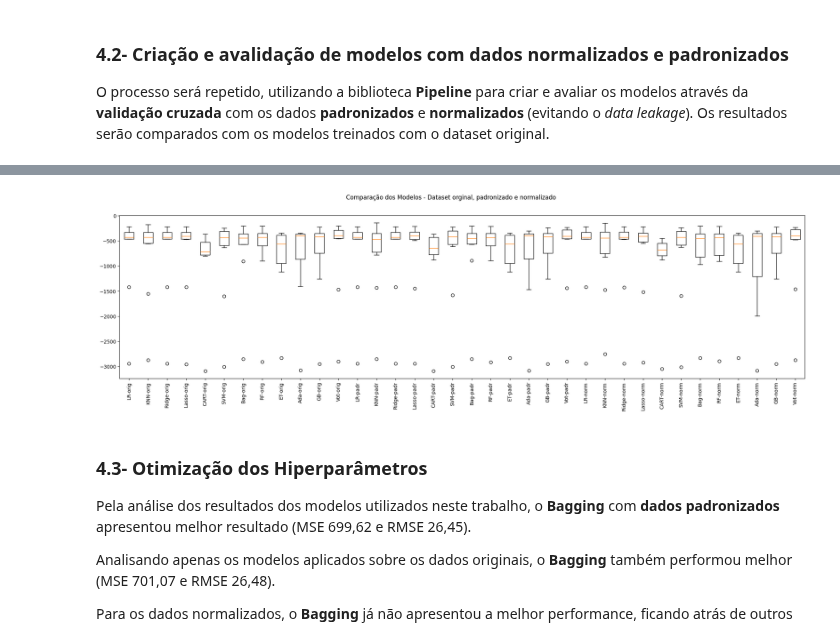
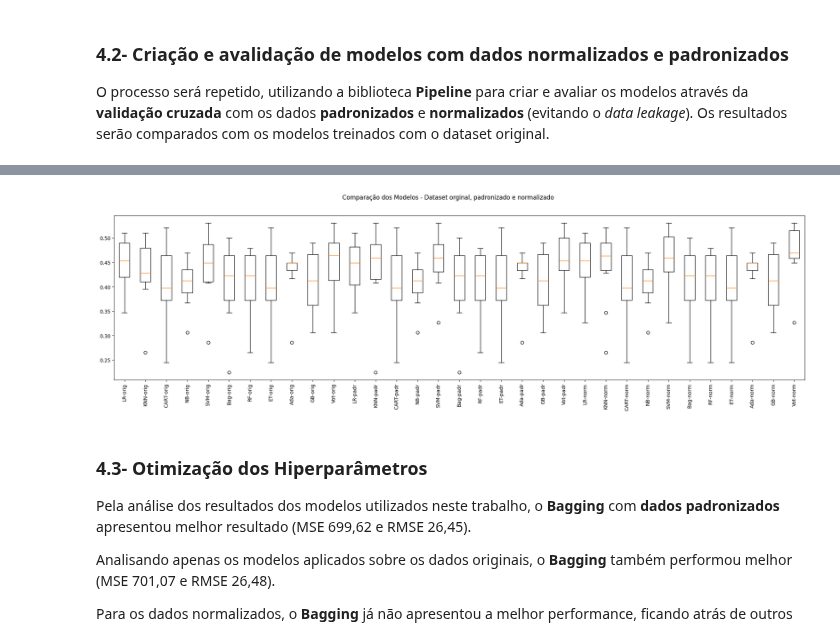
Before and after one commit to LAOLIVEIRA1972/PUC_MVP, a Jupyter notebook: mvp_v0_class.ipynb, the cells around one changed output, grey strips where cells are left out. Drawn from its saved outputs; the diff is of its cells as text; code cells hidden in the pictures.

```diff
--- a/mvp_v0_class.ipynb
+++ b/mvp_v0_class.ipynb
@@ -79,7 +78,7 @@ from sklearn.model_selection import GridSearchCV # para a otimização dos hiper
 Como o dataset original contém atributos categóricos, será necessária a transformação destes em atributos numéricos.
 # %%
 # Informa a URL de importação do dataset (usando o link raw para o arquivo no GitHub)
-url = "https://raw.githubusercontent.com/LAOLIVEIRA1972/PUC_MVP/main/dataset_plataformas.xlsx"
+url = "https://raw.githubusercontent.com/LAOLIVEIRA1972/PUC_MVP/main/dataset_plataformas_class.xlsx"
 
 # Lê o arquivo
 dataset = pd.read_excel(url)
@@ -145,19 +144,19 @@ fit = best_var.fit(X, y)
 df_pontuacoes["SelectKBest"] = fit.scores_
 
 # Eliminação Recursiva de Atributos com GradientBoosting
-modelo = GradientBoostingRegressor(n_estimators=num_trees, random_state=num_seed)
+modelo = GradientBoostingClassifier(n_estimators=num_trees, random_state=num_seed)
 rfe = RFE(modelo, n_features_to_select=1)
 fit =  rfe.fit(X, y)
 df_pontuacoes["ERA GB"] = fit.ranking_
 
 # Eliminação Recursiva de Atributos com RandomForest
-modelo = RandomForestRegressor(n_estimators=num_trees, max_features=max_features, random_state=num_seed)
+modelo = RandomForestClassifier(n_estimators=num_trees, max_features=max_features, random_state=num_seed)
 rfe = RFE(modelo, n_features_to_select=1)
 fit =  rfe.fit(X, y)
 df_pontuacoes["ERA RF"] = fit.ranking_
 
 #Importância de Atributos com ExtraTrees
-modelo = DecisionTreeRegressor()
+modelo = DecisionTreeClassifier()
 modelo.fit(X,y)
 df_pontuacoes["ET"] = modelo.feature_importances_
 
@@ -181,9 +180,12 @@ Pela análise do resultado dos scores dos atributos originais, os dois métódos
 Será aplicado a Eliminação Recursiva de Atributos com GradientBoosting para a seleção dos quatro primeiros colocados.
 # %%
 # Eliminação Recursiva de Atributos com GradientBoosting, selecionando os quatro atributos melhor ranqueados
-modelo = GradientBoostingRegressor(n_estimators=num_trees, random_state=num_seed)
-rfe = RFE(modelo, n_features_to_select=4)
-fit =  rfe.fit(X, y)
+#modelo = RandomForestClassifier(n_estimators=num_trees, max_features=max_features, random_state=num_seed)
+#rfe = RFE(modelo, n_features_to_select=4)
+#fit =  rfe.fit(X, y)
+
+best_var = SelectKBest(score_func=f_classif, k=3)
+fit = best_var.fit(X, y)
 X = fit.transform(X)
 # %% [markdown]
 ### 3.4- Separação do dataset em conjuntos de treino e de teste
@@ -201,7 +203,7 @@ X_treino, X_teste, y_treino, y_teste = train_test_split(X, y, test_size=0.20, ra
 
 # Criando os folds para a validação cruzada
 num_particoes = 10 # número de folds da validação cruzada
-scoring='neg_mean_squared_error' # usa erro quadrático médio para avaliação do desempenho da validação cruzada
+scoring='accuracy' # usa erro quadrático médio para avaliação do desempenho da validação cruzada
 kfold = KFold(n_splits=num_particoes, shuffle=True, random_state=num_seed) # faz o particionamento em 10 folds
 # %% [markdown]
 # 4. Modelagem e inferência
@@ -295,26 +295,24 @@ resultados = []
 nomes = []
 
 # Criando os elementos do pipeline
-modelos.append(('LR', LinearRegression()))
-modelos.append(('Ridge', Ridge()))
-modelos.append(('Lasso', Lasso()))
-modelos.append(('KNN', KNeighborsRegressor())))
-modelos.append(('CART', DecisionTreeRegressor()))
-modelos.append(('SVM', SVR()))
+modelos.append(('LR', LogisticRegression(max_iter=200)))
+modelos.append(('KNN', KNeighborsClassifier()))
+modelos.append(('CART', DecisionTreeClassifier()))
+modelos.append(('NB', GaussianNB()))
+modelos.append(('SVM', SVC()))
 
 # Algoritmos que serão utilizados
-reg_lin = ('LR', LinearRegression())
-knn = ('KNN', KNeighborsRegressor())
-ridge = ('Ridge', Ridge())
-lasso = ('Lasso', Lasso())
-cart = ('CART', DecisionTreeRegressor())
-svm = ('SVM', SVR())
-bagging = ('Bag', BaggingRegressor(estimator=base, n_estimators=num_trees, random_state=num_seed))
-random_forest = ('RF', RandomForestRegressor(n_estimators=num_trees, max_features=max_features, random_state=num_seed))
-extra_trees = ('ET', ExtraTreesRegressor(n_estimators=num_trees, max_features=max_features, random_state=num_seed))
-adaboost = ('Ada', AdaBoostRegressor(n_estimators=num_trees, random_state=num_seed))
-gradient_boosting = ('GB', GradientBoostingRegressor(n_estimators=num_trees, random_state=num_seed))
-voting = ('Voting', VotingRegressor(bases))
+reg_log = ('LR', LogisticRegression())
+knn = ('KNN', KNeighborsClassifier())
+cart = ('CART', DecisionTreeClassifier())
+naive_bayes = ('NB', GaussianNB())
+svm = ('SVM', SVC())
+bagging = ('Bag', BaggingClassifier(estimator=base, n_estimators=num_trees, random_state=num_seed))
+random_forest = ('RF', RandomForestClassifier(n_estimators=num_trees, max_features=max_features, random_state=num_seed))
+extra_trees = ('ET', ExtraTreesClassifier(n_estimators=num_trees, max_features=max_features, random_state=num_seed))
+adaboost = ('Ada', AdaBoostClassifier(n_estimators=num_trees, random_state=num_seed))
+gradient_boosting = ('GB', GradientBoostingClassifier(n_estimators=num_trees, random_state=num_seed))
+voting = ('Voting', VotingClassifier(bases))
 
 # Transformações que serão utilizadas
 standard_scaler = ('StandardScaler', StandardScaler())
@@ -323,11 +321,10 @@ min_max_scaler = ('MinMaxScaler', MinMaxScaler())
 # Montando os pipelines
 
 # Dataset original
-pipelines.append(('LR-orig', Pipeline([reg_lin])))
+pipelines.append(('LR-orig', Pipeline([reg_log])))
 pipelines.append(('KNN-orig', Pipeline([knn])))
-pipelines.append(('Ridge-orig', Pipeline([ridge])))
-pipelines.append(('Lasso-orig', Pipeline([lasso])))
 pipelines.append(('CART-orig', Pipeline([cart])))
+pipelines.append(('NB-orig', Pipeline([naive_bayes])))
 pipelines.append(('SVM-orig', Pipeline([svm])))
 pipelines.append(('Bag-orig', Pipeline([bagging])))
 pipelines.append(('RF-orig', Pipeline([random_forest])))
@@ -337,11 +334,10 @@ pipelines.append(('GB-orig', Pipeline([gradient_boosting])))
 pipelines.append(('Vot-orig', Pipeline([voting])))
 
 # Dataset Padronizado
-pipelines.append(('LR-padr', Pipeline([standard_scaler, reg_lin])))
+pipelines.append(('LR-padr', Pipeline([standard_scaler, reg_log])))
 pipelines.append(('KNN-padr', Pipeline([standard_scaler, knn])))
-pipelines.append(('Ridge-padr', Pipeline([standard_scaler, ridge])))
-pipelines.append(('Lasso-padr', Pipeline([standard_scaler,lasso])))
 pipelines.append(('CART-padr', Pipeline([standard_scaler, cart])))
+pipelines.append(('NB-padr', Pipeline([standard_scaler, naive_bayes])))
 pipelines.append(('SVM-padr', Pipeline([standard_scaler, svm])))
 pipelines.append(('Bag-padr', Pipeline([standard_scaler, bagging])))
 pipelines.append(('RF-padr', Pipeline([standard_scaler, random_forest])))
@@ -351,11 +347,10 @@ pipelines.append(('GB-padr', Pipeline([standard_scaler, gradient_boosting])))
 pipelines.append(('Vot-padr', Pipeline([standard_scaler, voting])))
 
 # Dataset Normalizado
-pipelines.append(('LR-norm', Pipeline([min_max_scaler, reg_lin])))
+pipelines.append(('LR-norm', Pipeline([min_max_scaler, reg_log])))
 pipelines.append(('KNN-norm', Pipeline([min_max_scaler, knn])))
-pipelines.append(('Ridge-norm', Pipeline([min_max_scaler, ridge])))
-pipelines.append(('Lasso-norm', Pipeline([min_max_scaler,lasso])))
 pipelines.append(('CART-norm', Pipeline([min_max_scaler, cart])))
+pipelines.append(('NB-norm', Pipeline([min_max_scaler, naive_bayes])))
 pipelines.append(('SVM-norm', Pipeline([min_max_scaler, svm])))
 pipelines.append(('Bag-norm', Pipeline([min_max_scaler, bagging])))
 pipelines.append(('RF-norm', Pipeline([min_max_scaler, random_forest])))
@@ -370,7 +365,7 @@ for nome, modelo in pipelines:
     resultados.append(cv_resultados)
     nomes.append(nome)
     # imprime MSE, desvio padrão do MSE e RMSE dos 10 resultados da validação cruzada
-    msg = "%s: MSE %0.2f (%0.2f) - RMSE %0.2f" % (nome, abs(cv_resultados.mean()), cv_resultados.std(), np.sqrt(abs(cv_resultados.mean())))
+    msg = "%s: %.3f (%.3f)" % (nome, cv_resultados.mean(), cv_resultados.std())
     print(msg)
 
 # Boxplot de comparação dos modelos
@@ -401,4 +396,4 @@ Vot-norm: MSE 711.05 (798.16) - RMSE 26.67
-[figure, old version]
+[figure, new version]
 # %% [markdown]
 ### 4.3- Otimização dos Hiperparâmetros
 Pela análise dos resultados dos modelos utilizados neste trabalho, o **Bagging** com **dados padronizados** apresentou melhor resultado (MSE 699,62 e RMSE 26,45).
```
Also changed, not shown: parts of 5 cells of this notebook.
